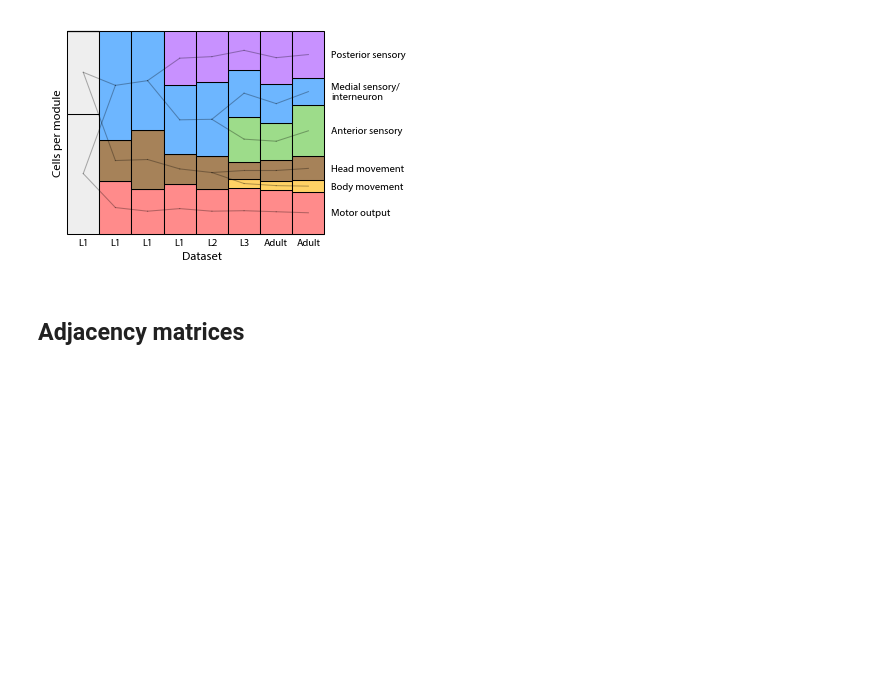
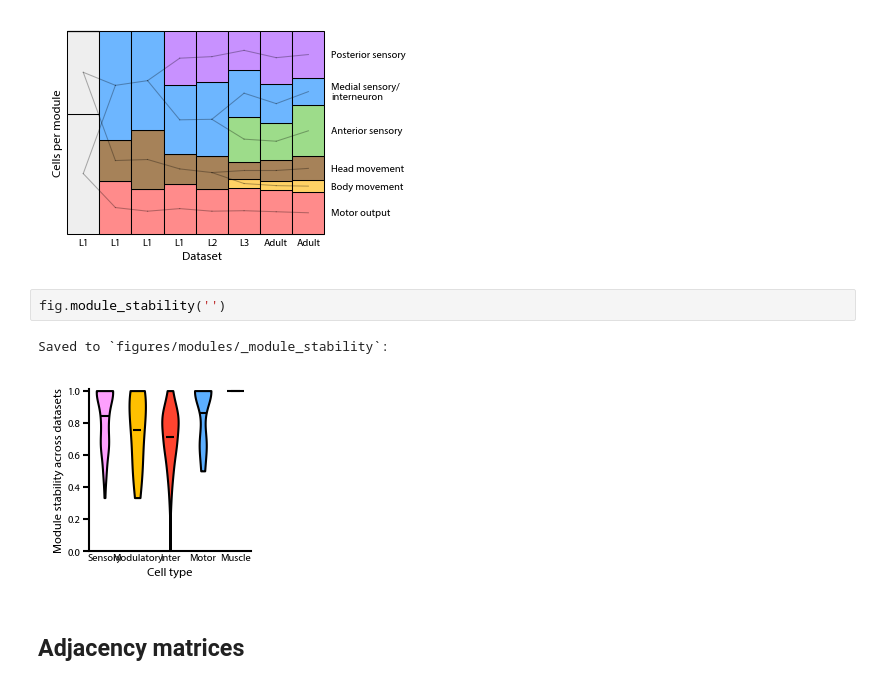
Before and after one commit to dwitvliet/nature2021, a Jupyter notebook: generate_figures.ipynb, the cells around one changed output. Drawn from its saved outputs; the diff is of its cells as text; blank space fills up the shorter version.

```diff
--- a/generate_figures.ipynb
+++ b/generate_figures.ipynb
@@ -327,6 +350,11 @@ fig.modules_across_development('')
 # %% [output]
 Saved to `figures/modules/_modules_across_development`:
 [figure]
+# %%
+fig.module_stability('')
+# %% [output]
+Saved to `figures/modules/_module_stability`:
+[figure, added]
 # %% [markdown]
 ## Adjacency matrices
 # %%
```
Also changed, not shown: parts of 4 cells of this notebook, 9 other files.
